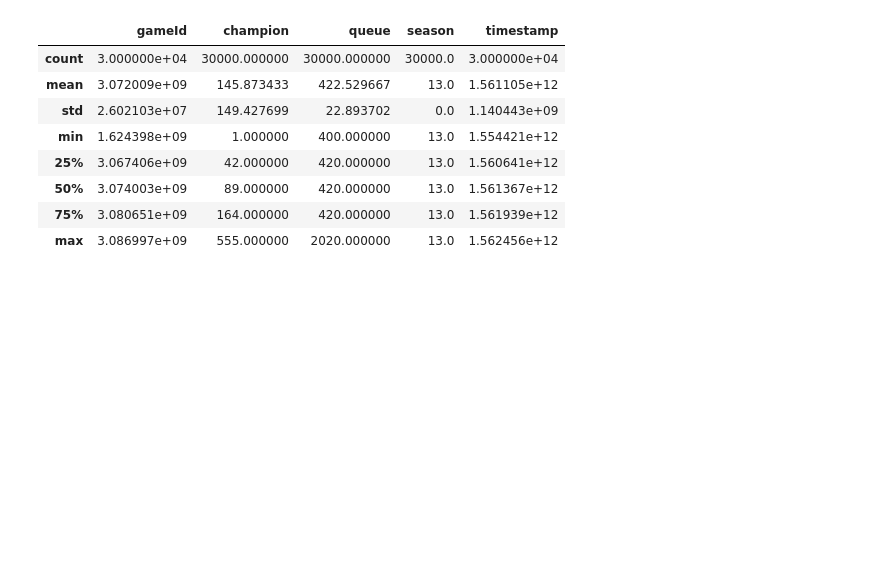
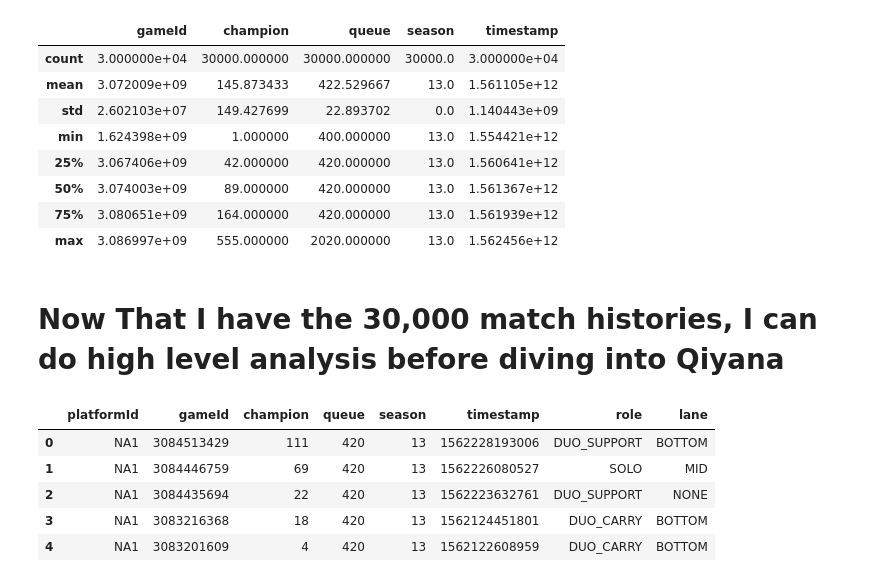
Before and after one commit to hiowatah/Analysis-of-Qiyana-LoL, a Jupyter notebook: API Call/API Call.ipynb, the cells around one changed output. Saved outputs shown, nothing was run; the diff lists cells and outputs as text; code cells hidden in the pictures; blank space fills up the shorter version.

```diff
--- a/API Call/API Call.ipynb
+++ b/API Call/API Call.ipynb
@@ -169,3 +169,16 @@ df2.describe()
 | max | 3.086997e+09 | 555.000000 | 2020.000000 | 13.0 | 1.562456e+12 |
 # %%
 df2.to_csv('Match Histories of Challenger Players.csv')
+# %% [markdown]
+# Now That I have the 30,000 match histories, I can do high level analysis before diving into Qiyana
+# %%
+match_history = pd.read_csv('Match Histories of Challenger Players.csv')
+match_history.drop('Unnamed: 0', axis = 1, inplace=True)
+match_history.head()
+# %% [output]
+|  | platformId | gameId | champion | queue | season | timestamp | role | lane |
+| 0 | NA1 | 3084513429 | 111 | 420 | 13 | 1562228193006 | DUO_SUPPORT | BOTTOM |
+| 1 | NA1 | 3084446759 | 69 | 420 | 13 | 1562226080527 | SOLO | MID |
+| 2 | NA1 | 3084435694 | 22 | 420 | 13 | 1562223632761 | DUO_SUPPORT | NONE |
+| 3 | NA1 | 3083216368 | 18 | 420 | 13 | 1562124451801 | DUO_CARRY | BOTTOM |
+| 4 | NA1 | 3083201609 | 4 | 420 | 13 | 1562122608959 | DUO_CARRY | BOTTOM |
```
Also changed, not shown: parts of 3 cells of this notebook.
